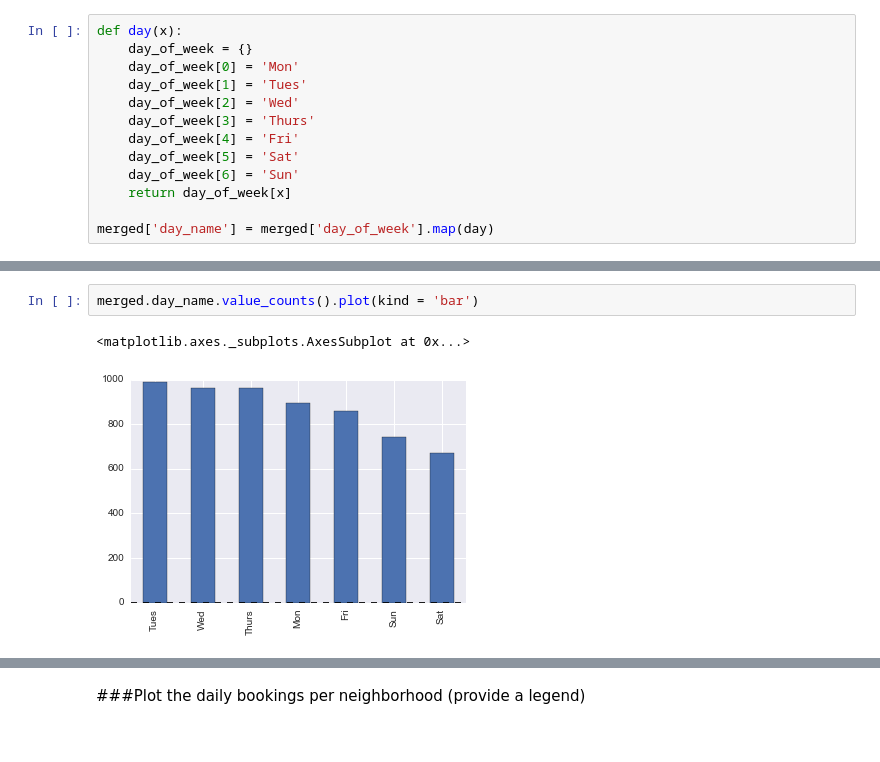
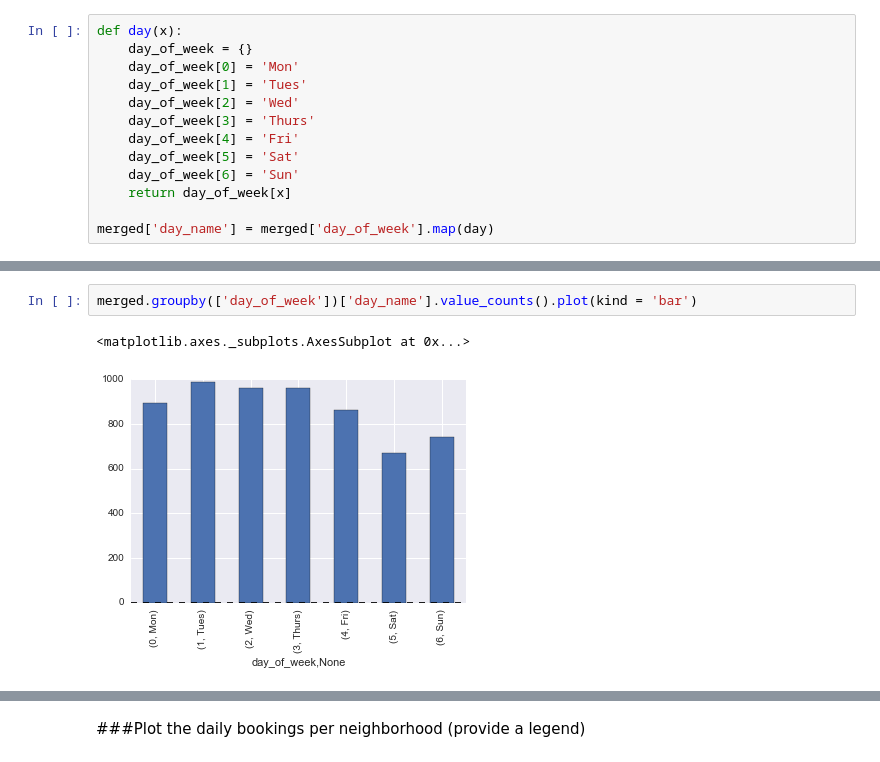
Before and after one commit to dav1dfeldman/DAT_SF_11, a Jupyter notebook: homeworks/hw1/hw1_soln-Copy.ipynb, the cells around one changed output, grey strips where cells are left out. Saved outputs shown, nothing was run; the diff lists cells and outputs as text.

```diff
--- a/homeworks/hw1/hw1_soln-Copy.ipynb
+++ b/homeworks/hw1/hw1_soln-Copy.ipynb
@@ -108,5 +98,5 @@ merged.head()
 # %%
-merged.day_name.value_counts().plot(kind = 'bar')
+merged.groupby(['day_of_week'])['day_name'].value_counts().plot(kind = 'bar')
 # %% [output]
 <matplotlib.axes._subplots.AxesSubplot at 0x...>
-[figure, old version]
+[figure, new version]
```
Also changed, not shown: parts of 42 cells of this notebook, 8 other files.
